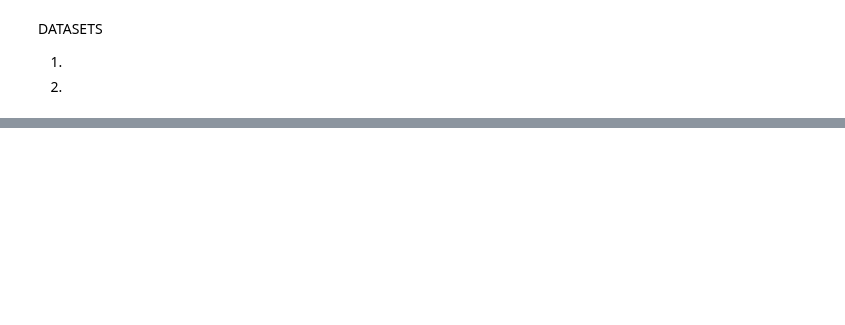
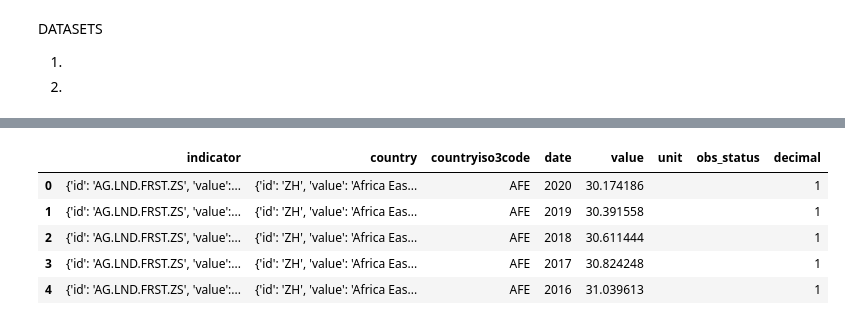
Before and after one commit to BoSuto/Specialist-Certificate-in-Data-Analytics-Essential-Jan-2023, a Jupyter notebook: Project - Spring 2023.ipynb, the cells around one changed output, grey strips where cells are left out. Saved outputs shown, nothing was run; the diff lists cells and outputs as text; code cells hidden in the pictures; blank space fills up the shorter version.

```diff
--- a/Project - Spring 2023.ipynb
+++ b/Project - Spring 2023.ipynb
@@ -90,0 +122,10 @@ TypeError: unhashable type: 'dict'
+# %%
+global_forest_df = pd.DataFrame(global_forest_data)
+global_forest_df.head()
+# %% [output]
+|  | indicator | country | countryiso3code | date | value | unit | obs_status | decimal |
+| 0 | {'id': 'AG.LND.FRST.ZS', 'value':... | {'id': 'ZH', 'value': 'Africa Eas... | AFE | 2020 | 30.174186 |  |  | 1 |
+| 1 | {'id': 'AG.LND.FRST.ZS', 'value':... | {'id': 'ZH', 'value': 'Africa Eas... | AFE | 2019 | 30.391558 |  |  | 1 |
+| 2 | {'id': 'AG.LND.FRST.ZS', 'value':... | {'id': 'ZH', 'value': 'Africa Eas... | AFE | 2018 | 30.611444 |  |  | 1 |
+| 3 | {'id': 'AG.LND.FRST.ZS', 'value':... | {'id': 'ZH', 'value': 'Africa Eas... | AFE | 2017 | 30.824248 |  |  | 1 |
+| 4 | {'id': 'AG.LND.FRST.ZS', 'value':... | {'id': 'ZH', 'value': 'Africa Eas... | AFE | 2016 | 31.039613 |  |  | 1 |
```
Also changed, not shown: parts of 9 cells of this notebook.
